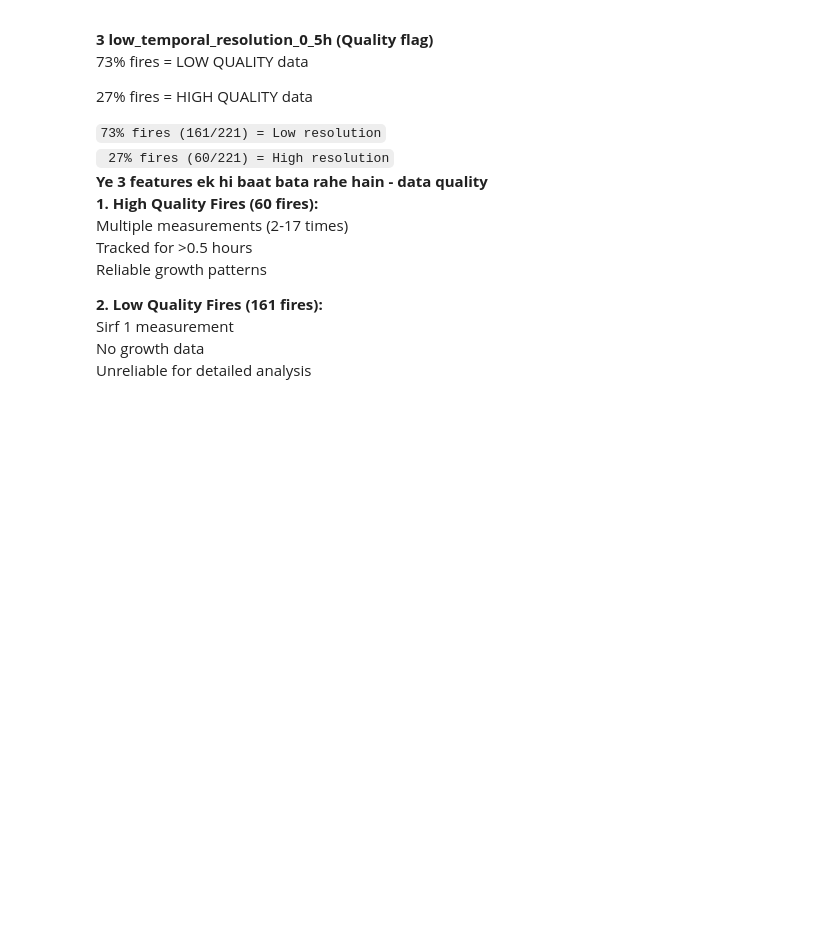
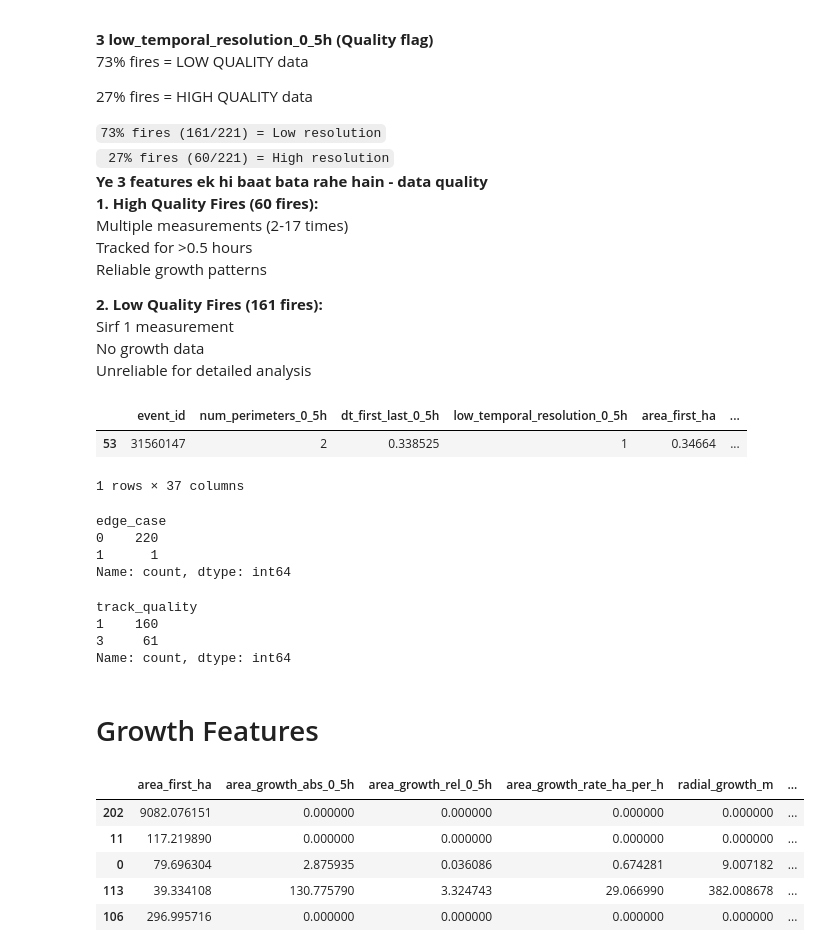
Before and after one commit to Ibtesham42/Wildfire_Survival, a Jupyter notebook: notebooks/EDA/01_data_overview.ipynb, the cells around one changed output. Cells and saved outputs as stored; diff of their text form; code cells hidden in the pictures; blank space fills up the shorter version.

Commit message:
Understanding growth columns

```diff
--- a/notebooks/EDA/01_data_overview.ipynb
+++ b/notebooks/EDA/01_data_overview.ipynb
@@ -430,3 +430,9 @@ Inko multiple times measure kiya<br>
    Sirf 1 measurement<br>
    No growth data<br>
    Unreliable for detailed analysis
+# %%
+df.query('num_perimeters_0_5h > 1 and dt_first_last_0_5h > 0 and low_temporal_resolution_0_5h == 1')
+# %% [output]
+|  | event_id | num_perimeters_0_5h | dt_first_last_0_5h | low_temporal_resolution_0_5h | area_first_ha | ... |
+| 53 | 31560147 | 2 | 0.338525 | 1 | 0.34664 | ... |
+1 rows × 37 columns
@@ -432,0 +446,7 @@ Inko multiple times measure kiya<br>
+# %%
+df_clean['edge_case'].value_counts()
+# %% [output]
+edge_case
+0    220
+1      1
+Name: count, dtype: int64
@@ -432,0 +460,27 @@ Inko multiple times measure kiya<br>
+# %%
+df_clean['track_quality'].value_counts()
+# %% [output]
+track_quality
+1    160
+3     61
+Name: count, dtype: int64
+# %% [markdown]
+# Growth Features
+# %%
+growth =['area_first_ha',
+         'area_growth_abs_0_5h',
+         'area_growth_rel_0_5h',
+         'area_growth_rate_ha_per_h',
+         'radial_growth_m',
+         'radial_growth_rate_m_per_h'
+
+
+]
+df[growth].sample(5)
+# %% [output]
+|  | area_first_ha | area_growth_abs_0_5h | area_growth_rel_0_5h | area_growth_rate_ha_per_h | radial_growth_m | ... |
+| 202 | 9082.076151 | 0.000000 | 0.000000 | 0.000000 | 0.000000 | ... |
+| 11 | 117.219890 | 0.000000 | 0.000000 | 0.000000 | 0.000000 | ... |
+| 0 | 79.696304 | 2.875935 | 0.036086 | 0.674281 | 9.007182 | ... |
+| 113 | 39.334108 | 130.775790 | 3.324743 | 29.066990 | 382.008678 | ... |
+| 106 | 296.995716 | 0.000000 | 0.000000 | 0.000000 | 0.000000 | ... |
```
Also changed, not shown: parts of 11 cells of this notebook, 2 other files.
